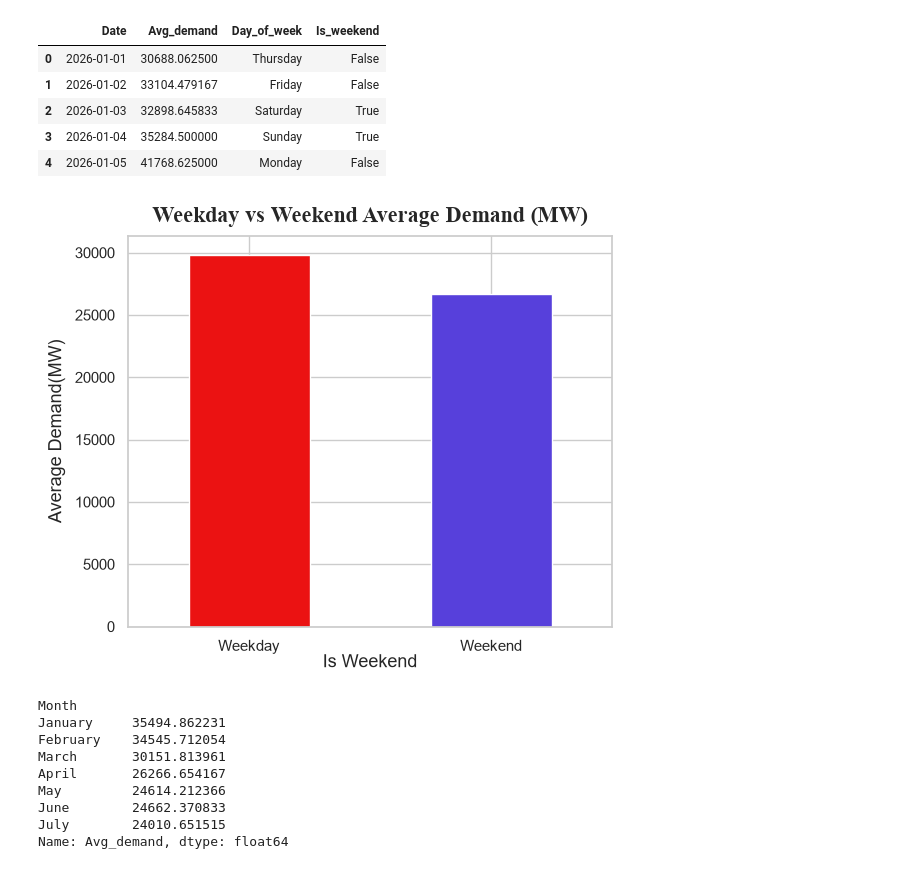
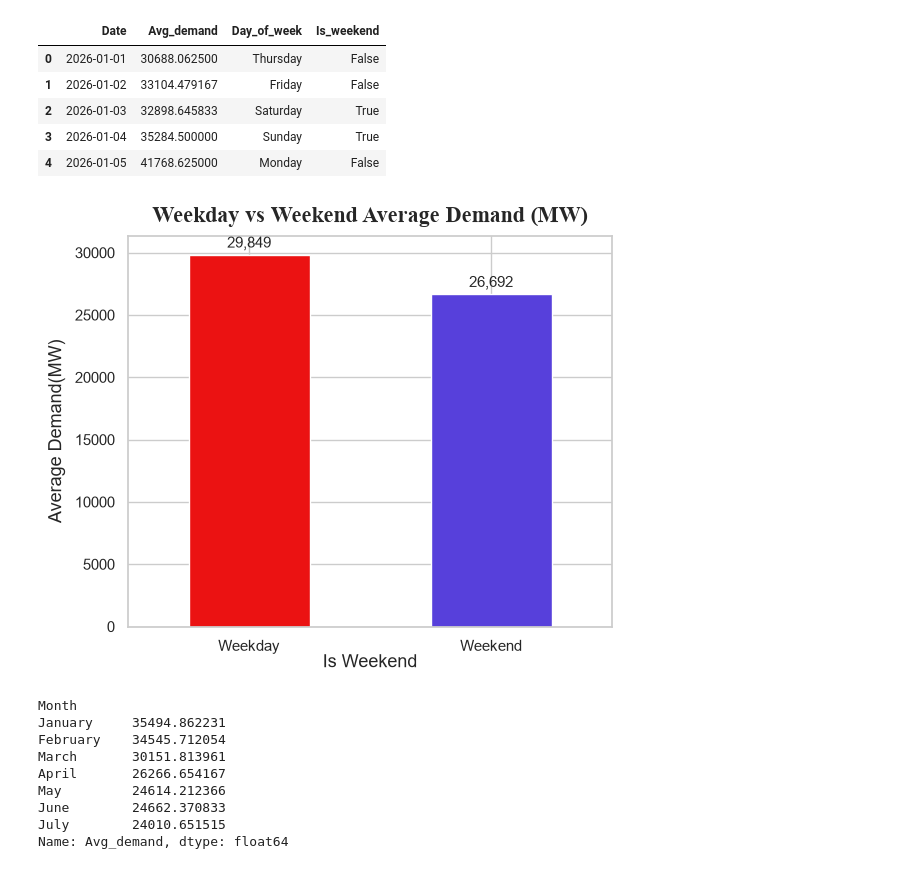
Before and after one commit to udaykiran-power/uk-electricity-demand-analysis, a Jupyter notebook: notebooks/01_data_exploration.ipynb, the cells around one changed output. Cells and saved outputs as stored; diff of their text form; code cells hidden in the pictures.

```diff
--- a/notebooks/01_data_exploration.ipynb
+++ b/notebooks/01_data_exploration.ipynb
@@ -134,16 +134,19 @@ Weekend_comparision = daily_demand.groupby(by=['Is_weekend'])['Avg_demand'].mean
 # %%
 fig, ax = mt.subplots(figsize=(6,5))
 Weekend_comparision.plot(kind='bar',ax=ax, color=["#eb1212", "#5740db"])
+for patch in ax.patches:
+    height = patch.get_height()
+    ax.text(patch.get_x() + patch.get_width()/2, height + 300, f'{height:,.0f}', ha='center', va='bottom', fontsize=11)
 ax.set_xlabel('Is Weekend', fontsize=13, labelpad=0, loc='center')
 ax.set_xticklabels(['Weekday', 'Weekend'], rotation=0)
 ax.set_title('Weekday vs Weekend Average Demand (MW)', fontsize=16, fontweight='bold', loc='center', fontfamily='Times New Roman', pad=10)
 ax.set_ylabel('Average Demand(MW)', fontsize=13, labelpad=7)
 ax.yaxis.set_major_locator(mt.MaxNLocator(7))
 mt.tight_layout()
 mt.savefig('../outputs/Weekday_vs_Weekend_Average_demand.png', dpi=300)
 mt.show()
 # %% [output]
-[figure, old version]
+[figure, new version]
 # %%
 daily_demand['Month'] = daily_demand['Date'].dt.month_name()
 monthly_demand = daily_demand.groupby(by='Month', sort=False)['Avg_demand'].mean()
```
Also changed, not shown: parts of 2 cells of this notebook.
